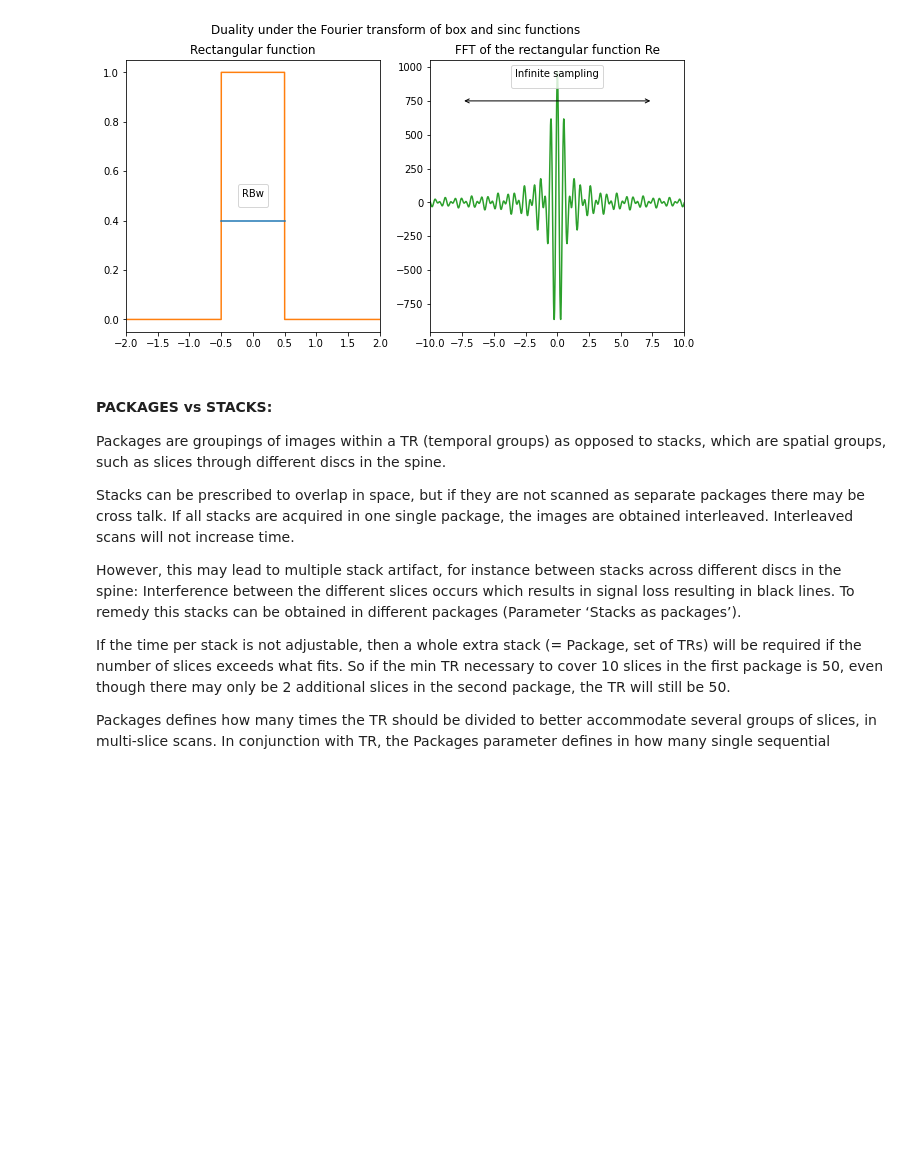
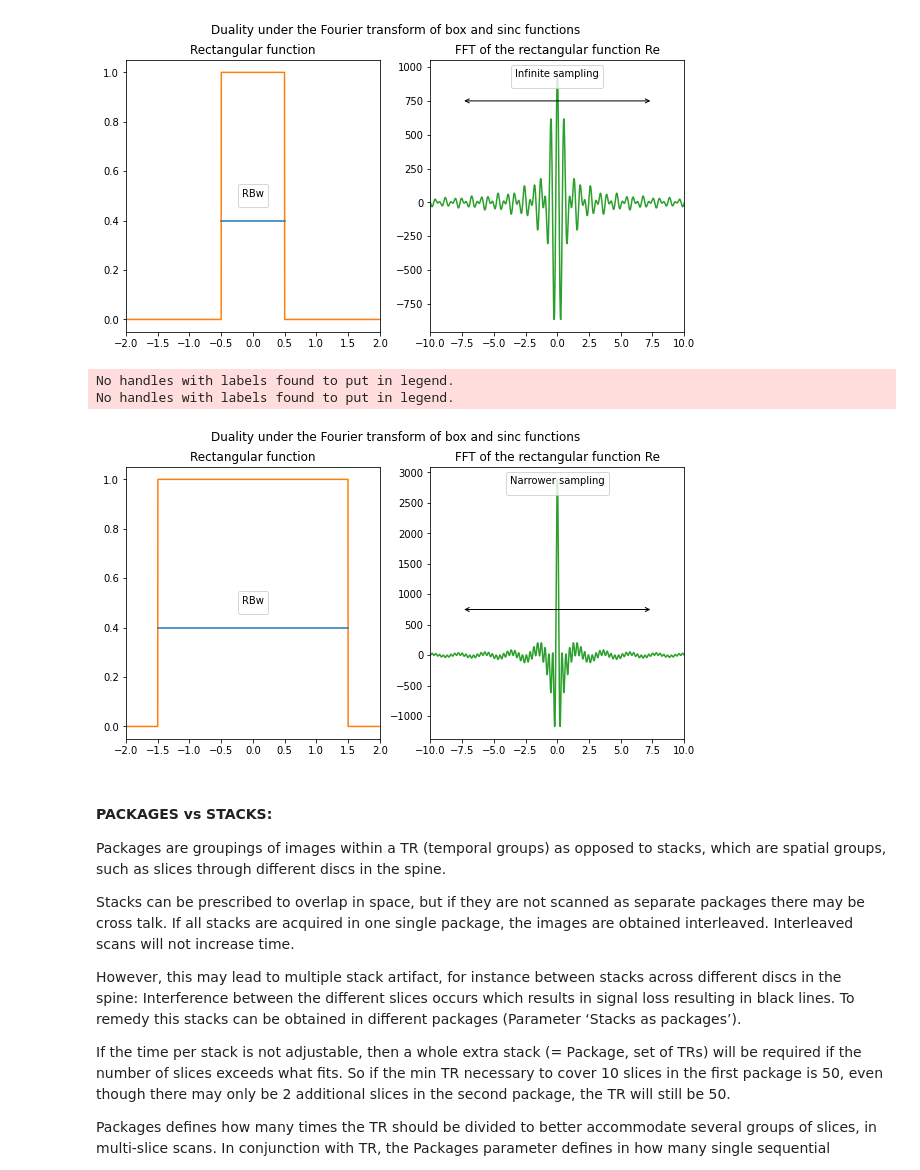
Before and after one commit to RInterested/MRI, a Jupyter notebook: MRI_Concepts.ipynb, the cells around one changed output. Drawn from its saved outputs; the diff is of its cells as text; code cells hidden in the pictures; blank space fills up the shorter version.

```diff
--- a/MRI_Concepts.ipynb
+++ b/MRI_Concepts.ipynb
@@ -80,6 +80,47 @@ plt.show()
 No handles with labels found to put in legend.
 No handles with labels found to put in legend.
 [figure]
+# %%
+import scipy.fftpack
+N = 50000 # Number of sampled points
+T = 1.0 / 1000.0 # sample spacing
+x = np.linspace(-2, N*T, N)
+y = np.zeros(x.shape)
+for i in range(x.shape[0]):
+    if x[i] > -1.5 and x[i] < 1.5: y[i] = 1.0
+
+yf = scipy.fftpack.fft(y)
+yf = np.fft.fftshift(yf)
+xf = np.linspace(-1.0/(2.0*T), 1.0/(2.0*T), N)
+
+fig, axs = plt.subplots(1, 2, figsize=(10,5))
+fig.suptitle('Duality under the Fourier transform of box and sinc functions')
+
+axs[0].plot(x, y, 'tab:orange')
+axs[0].set_title('Rectangular function')
+axs[0].set_xlim(-2,2)
+plt.xlim(-2,2)
+x_coordinates = [-1.5, 1.5]
+y_coordinates = [0.4, 0.4]
+axs[0].plot(x_coordinates, y_coordinates)
+axs[0].legend(loc='center', title='RBw')
+
+yf = scipy.fftpack.fft(y)
+yf = np.fft.fftshift(yf)
+
+axs[1].plot(xf, np.real(yf),'tab:green')
+axs[1].set_title('FFT of the rectangular function Re')
+axs[1].set_xlim(-10,10)
+x_coordinates = [-5.0, 5.5]
+y_coordinates = [800, 800]
+axs[1].annotate(s='', xy=(-7.5,750), xytext=(7.5,750), arrowprops=dict(arrowstyle='<->'))
+axs[1].legend(loc='upper center', title='Narrower sampling')
+
+plt.show()
+# %% [output]
+No handles with labels found to put in legend.
+No handles with labels found to put in legend.
+[figure, added]
 # %% [markdown]
 #### PACKAGES vs STACKS:
 
```
